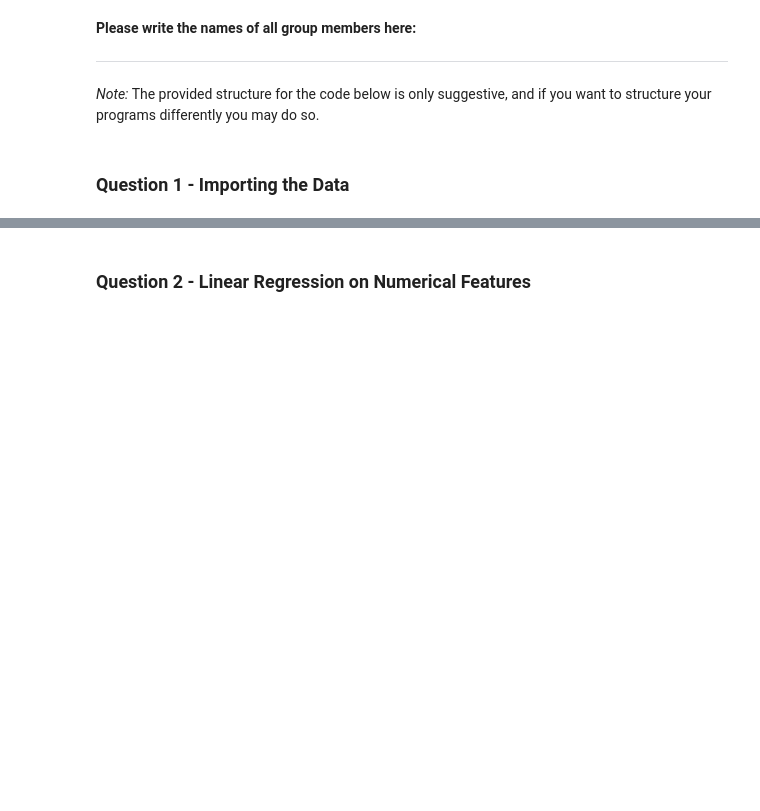
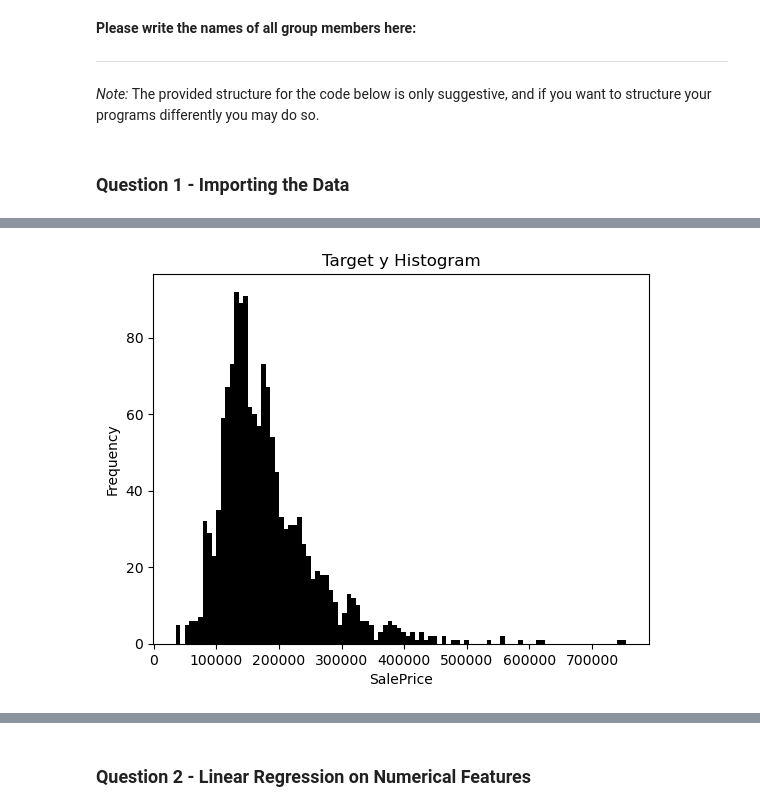
Before and after one commit to ankush-majmudar/MLFIN_project1, a Jupyter notebook: template1.ipynb, the cells around one changed output, grey strips where cells are left out. Saved outputs shown, nothing was run; the diff lists cells and outputs as text; code cells hidden in the pictures; blank space fills up the shorter version.

```diff
--- a/template1.ipynb
+++ b/template1.ipynb
@@ -129,0 +54,10 @@ for col in list(X_train.columns):
+# %%
+#1.b) Graphically determine whether the target variable SalePrice is approximately Gaussian.
+n_bins = 100
+plt.hist(y, bins=n_bins, color='black')
+plt.xlabel('SalePrice')
+plt.ylabel('Frequency')
+plt.title('Target y Histogram')
+plt.show()
+# %% [output]
+[figure, added]
```
Also changed, not shown: parts of 8 cells of this notebook, 7 other files.
